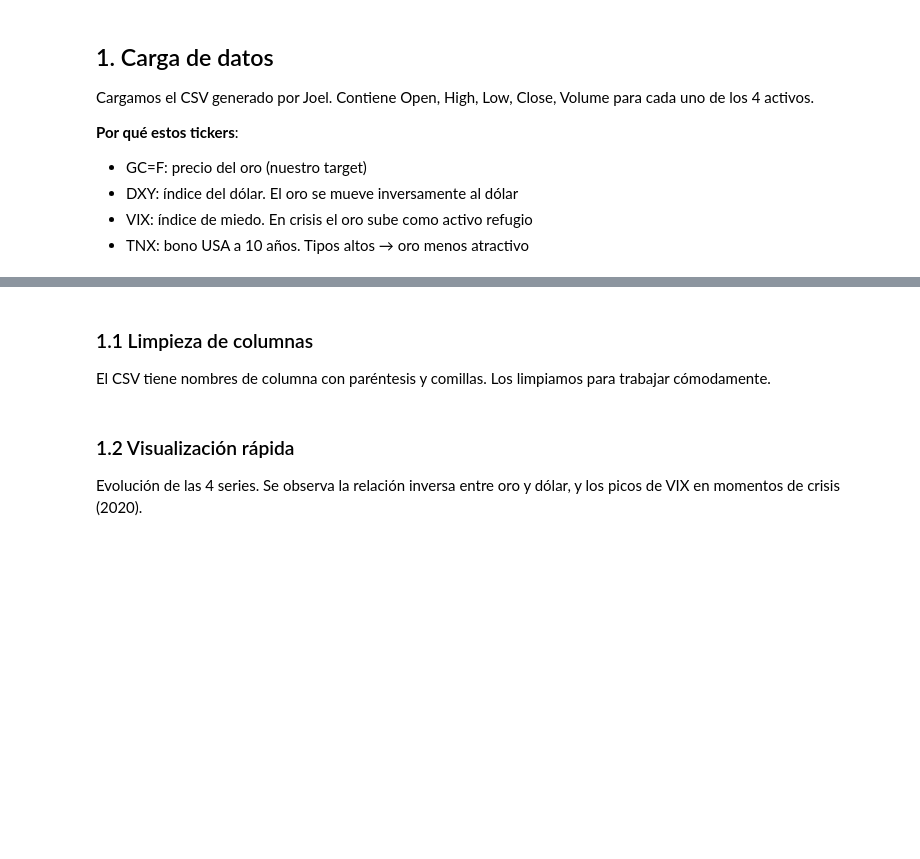
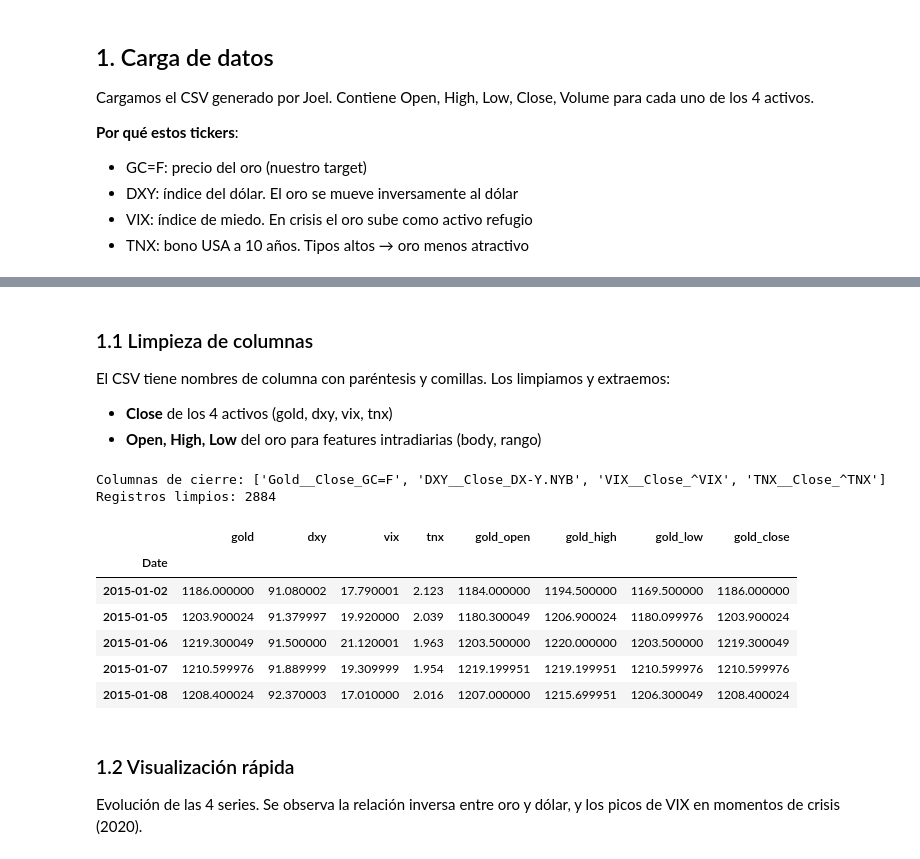
Before and after one commit to GregDev08/Golden-Forecast, a Jupyter notebook: notebooks/03_classification.ipynb, the cells around one changed output, grey strips where cells are left out. Drawn from its saved outputs; the diff is of its cells as text; code cells hidden in the pictures; blank space fills up the shorter version.

Commit message:
feat: improve classification notebook with feature engineering, class balance, OHLC features and macro MAs

```diff
--- a/notebooks/03_classification.ipynb
+++ b/notebooks/03_classification.ipynb
@@ -57,24 +78,51 @@ df.describe()
 # %% [markdown]
 ### 1.1 Limpieza de columnas
 
-El CSV tiene nombres de columna con paréntesis y comillas. Los limpiamos para trabajar cómodamente.
+El CSV tiene nombres de columna con paréntesis y comillas. Los limpiamos y extraemos:
+- **Close** de los 4 activos (gold, dxy, vix, tnx)
+- **Open, High, Low** del oro para features intradiarias (body, rango)
 # %%
-# Limpiar nombres de columna: quitar prefijos y paréntesis
+# Limpiar nombres de columna
 df.columns = [
     col.replace("('", '_').replace("', '", '_').replace("')", '')
     for col in df.columns
 ]
 
-# Extraer solo las columnas de cierre de cada activo
+# Extraer columnas de cierre de cada activo
 close_cols = [c for c in df.columns if 'Close' in c]
 print('Columnas de cierre:', close_cols)
 
-data = df[close_cols].copy()
-data.columns = ['gold', 'dxy', 'vix', 'tnx']
+macro = df[close_cols].copy()
+macro.columns = ['gold', 'dxy', 'vix', 'tnx']
+
+# Extraer Open, High, Low del oro para features OHLC
+gold_open = df[[c for c in df.columns if 'Open_GC' in c][0]].copy()
+gold_high = df[[c for c in df.columns if 'High_GC' in c][0]].copy()
+gold_low  = df[[c for c in df.columns if 'Low_GC' in c][0]].copy()
+
+gold_ohlc = pd.DataFrame({
+    'gold_open': gold_open,
+    'gold_high': gold_high,
+    'gold_low': gold_low,
+    'gold_close': macro['gold']
+}, index=macro.index)
+
+# Combinar todo
+data = pd.concat([macro, gold_ohlc], axis=1)
 data.dropna(inplace=True)
 
 print(f'Registros limpios: {len(data)}')
 data.head()
+# %% [output]
+Columnas de cierre: ['Gold__Close_GC=F', 'DXY__Close_DX-Y.NYB', 'VIX__Close_^VIX', 'TNX__Close_^TNX']
+Registros limpios: 2884
+|  | gold | dxy | vix | tnx | gold_open | gold_high | gold_low | gold_close |
+| Date |  |  |  |  |  |  |  |  |
+| 2015-01-02 | 1186.000000 | 91.080002 | 17.790001 | 2.123 | 1184.000000 | 1194.500000 | 1169.500000 | 1186.000000 |
+| 2015-01-05 | 1203.900024 | 91.379997 | 19.920000 | 2.039 | 1180.300049 | 1206.900024 | 1180.099976 | 1203.900024 |
+| 2015-01-06 | 1219.300049 | 91.500000 | 21.120001 | 1.963 | 1203.500000 | 1220.000000 | 1203.500000 | 1219.300049 |
+| 2015-01-07 | 1210.599976 | 91.889999 | 19.309999 | 1.954 | 1219.199951 | 1219.199951 | 1210.599976 | 1210.599976 |
+| 2015-01-08 | 1208.400024 | 92.370003 | 17.010000 | 2.016 | 1207.000000 | 1215.699951 | 1206.300049 | 1208.400024 |
 # %% [markdown]
 ### 1.2 Visualización rápida
 
```
Also changed, not shown: parts of 20 cells of this notebook, 1 other file.
